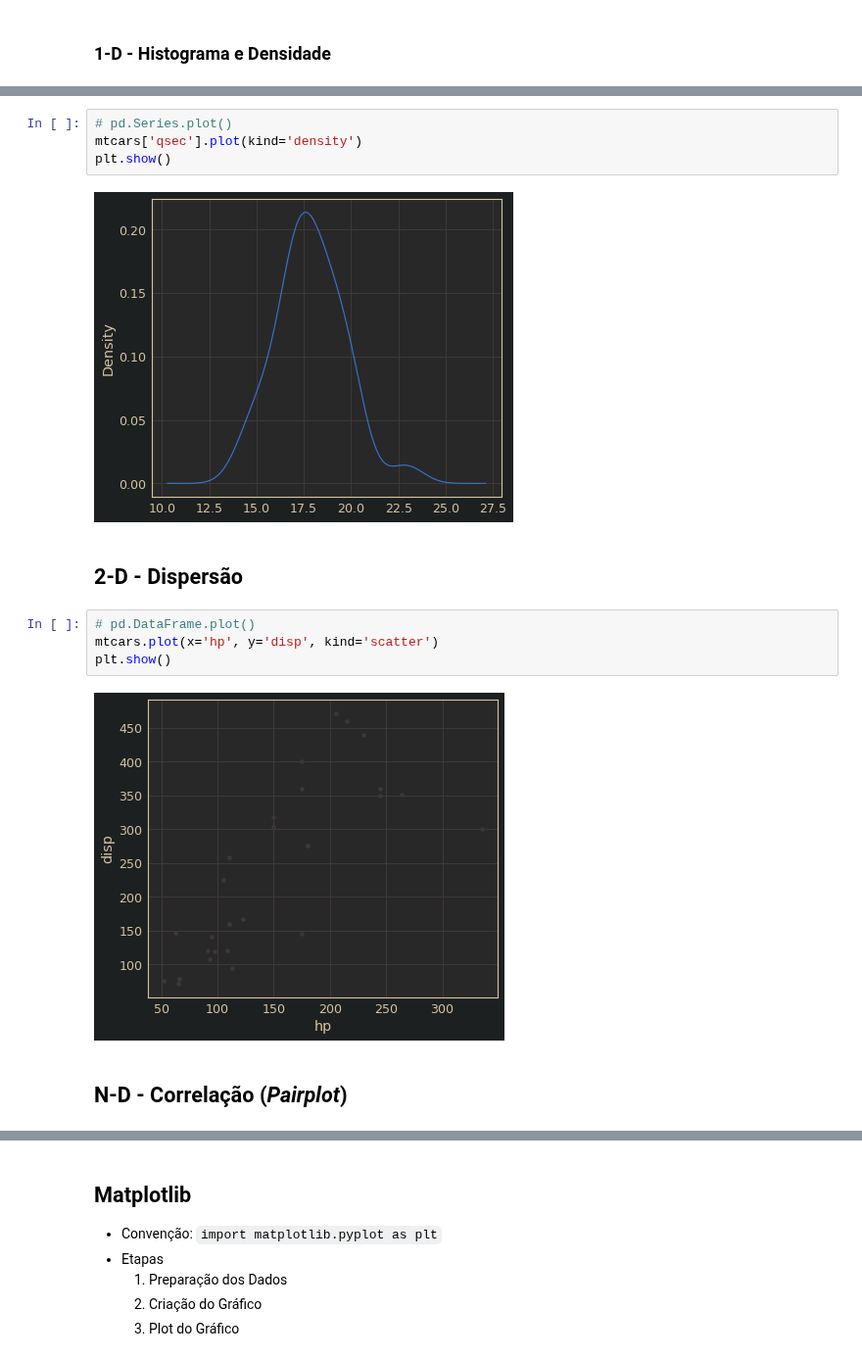
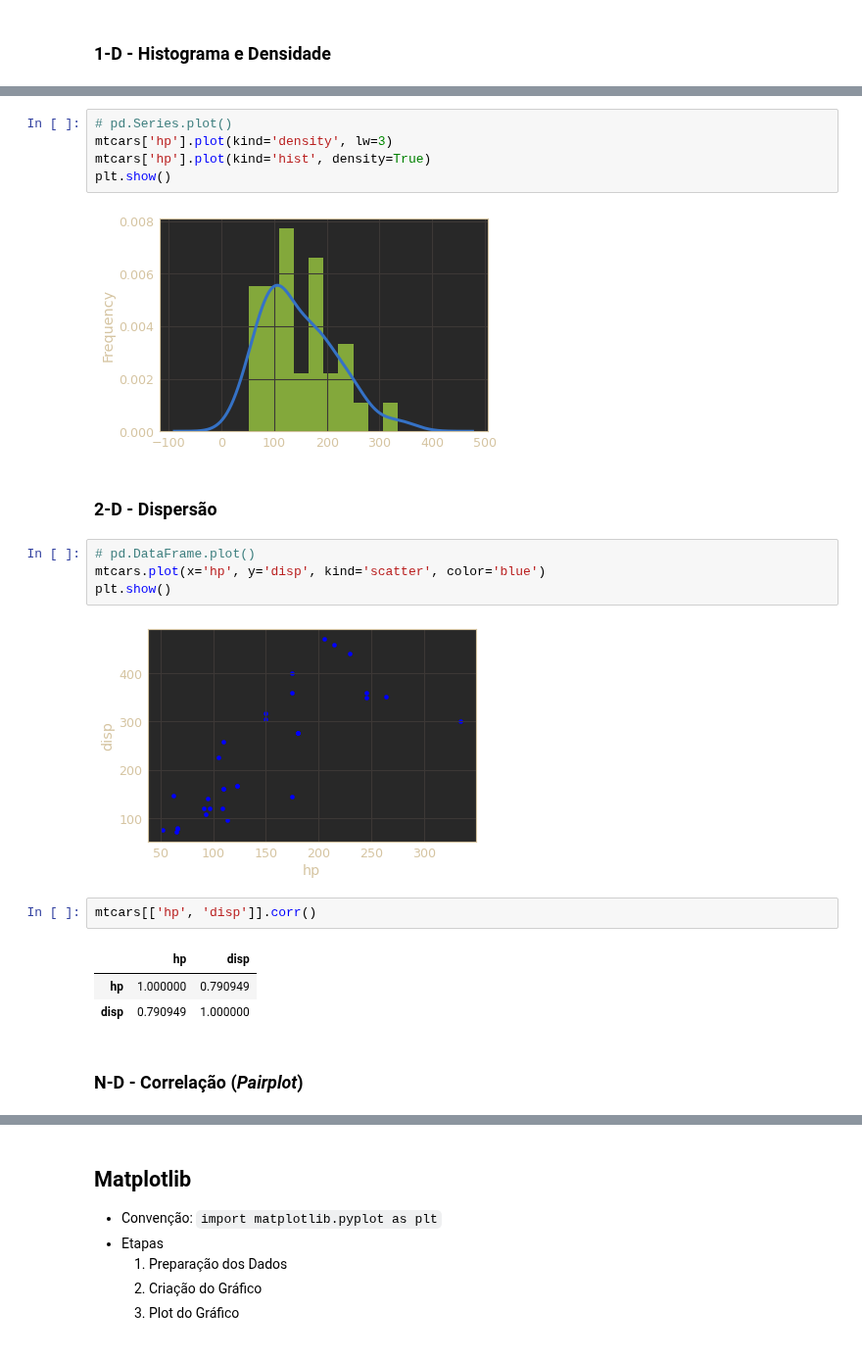
Before and after one commit to storopoli/ciencia-de-dados, a Jupyter notebook: notebooks/Aula_9_graficos.ipynb, the cells around one changed output, grey strips where cells are left out. Shown at 98% size. Drawn from its saved outputs; the diff is of its cells as text.

```diff
--- a/notebooks/Aula_9_graficos.ipynb
+++ b/notebooks/Aula_9_graficos.ipynb
@@ -30,16 +31,23 @@ plt.show()
 # %%
 # pd.Series.plot()
-mtcars['qsec'].plot(kind='density')
+mtcars['hp'].plot(kind='density', lw=3)
+mtcars['hp'].plot(kind='hist', density=True)
 plt.show()
 # %% [output]
-[figure, old version]
+[figure, new version]
 # %% [markdown]
-## 2-D - Dispersão
+### 2-D - Dispersão
 # %%
 # pd.DataFrame.plot()
-mtcars.plot(x='hp', y='disp', kind='scatter')
+mtcars.plot(x='hp', y='disp', kind='scatter', color='blue')
 plt.show()
 # %% [output]
-[figure, old version]
+[figure, new version]
+# %%
+mtcars[['hp', 'disp']].corr()
+# %% [output]
+|  | hp | disp |
+| hp | 1.000000 | 0.790949 |
+| disp | 0.790949 | 1.000000 |
 # %% [markdown]
-## N-D - Correlação (*Pairplot*)
+### N-D - Correlação (*Pairplot*)
```
Also changed, not shown: parts of 23 cells of this notebook.
